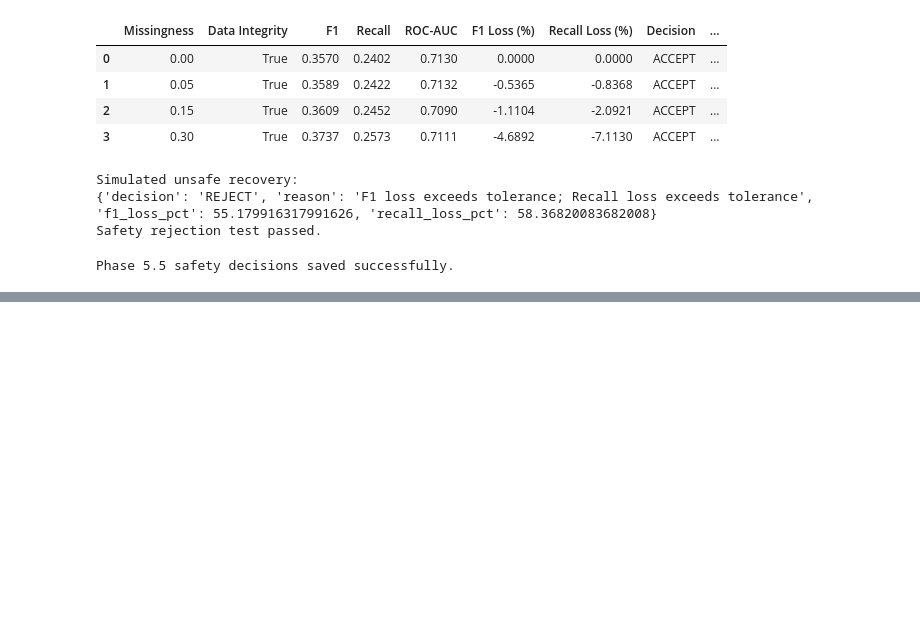
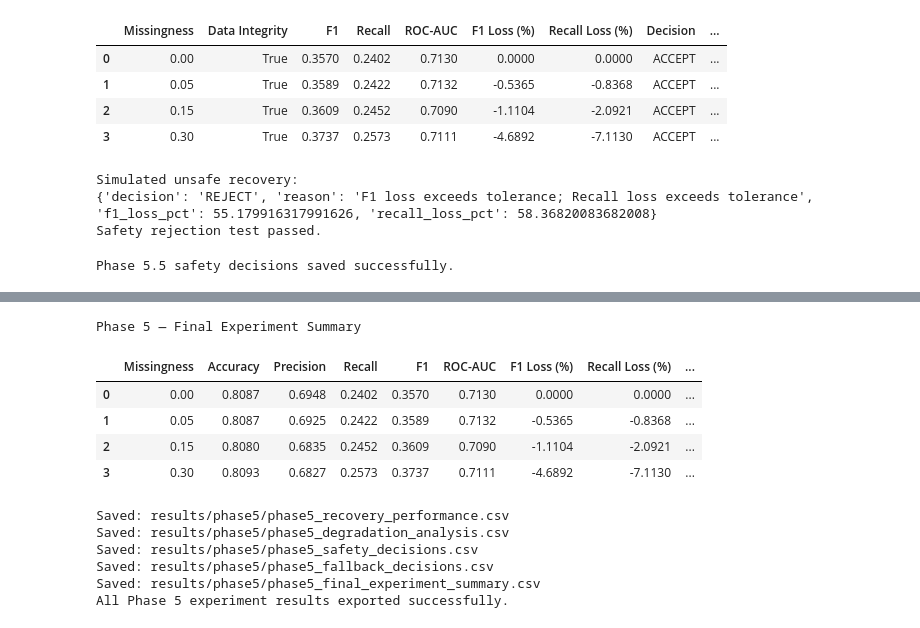
Before and after one commit to divyakapoor23/SHML, a Jupyter notebook: phase5_recovery_validation.ipynb, the cells around one changed output, grey strips where cells are left out. Saved outputs shown, nothing was run; the diff lists cells and outputs as text; code cells hidden in the pictures; blank space fills up the shorter version.

Commit message:
updated phase6

```diff
--- a/phase5_recovery_validation.ipynb
+++ b/phase5_recovery_validation.ipynb
@@ -789,0 +1138,74 @@ Phase 5.5 safety decisions saved successfully.
+# %%
+
+# Create a consolidated experiment table
+
+final_results_df = performance_df.merge(
+    safety_df[
+        [
+            "Missingness",
+            "F1 Loss (%)",
+            "Recall Loss (%)",
+            "Data Integrity",
+            "Decision"
+        ]
+    ],
+    on="Missingness",
+    validate="one_to_one"
+)
+
+final_results_df = final_results_df.merge(
+    fallback_df[
+        [
+            "Missingness",
+            "Fallback Action",
+            "Batch Blocked",
+            "Manual Review"
+        ]
+    ],
+    on="Missingness",
+    validate="one_to_one"
+)
+
+final_results_df = final_results_df.sort_values(
+    "Missingness"
+).reset_index(drop=True)
+
+print("Phase 5 — Final Experiment Summary")
+display(final_results_df.round(4))
+# %% [output]
+Phase 5 — Final Experiment Summary
+|  | Missingness | Accuracy | Precision | Recall | F1 | ROC-AUC | F1 Loss (%) | Recall Loss (%) | ... |
+| 0 | 0.00 | 0.8087 | 0.6948 | 0.2402 | 0.3570 | 0.7130 | 0.0000 | 0.0000 | ... |
+| 1 | 0.05 | 0.8087 | 0.6925 | 0.2422 | 0.3589 | 0.7132 | -0.5365 | -0.8368 | ... |
+| 2 | 0.15 | 0.8080 | 0.6835 | 0.2452 | 0.3609 | 0.7090 | -1.1104 | -2.0921 | ... |
+| 3 | 0.30 | 0.8093 | 0.6827 | 0.2573 | 0.3737 | 0.7111 | -4.6892 | -7.1130 | ... |
+# %%
+
+from pathlib import Path
+
+output_dir = Path("results/phase5")
+output_dir.mkdir(parents=True, exist_ok=True)
+
+exports = {
+    "phase5_recovery_performance.csv": performance_df,
+    "phase5_degradation_analysis.csv": degradation_df,
+    "phase5_safety_decisions.csv": safety_df,
+    "phase5_fallback_decisions.csv": fallback_df,
+    "phase5_final_experiment_summary.csv": final_results_df
+}
+
+for filename, dataframe in exports.items():
+    filepath = output_dir / filename
+    dataframe.to_csv(filepath, index=False)
+    assert filepath.exists()
+    assert filepath.stat().st_size > 0
+    print("Saved:", filepath)
+
+print("All Phase 5 experiment results exported successfully.")
+# %% [output]
+Saved: results/phase5/phase5_recovery_performance.csv
+Saved: results/phase5/phase5_degradation_analysis.csv
+Saved: results/phase5/phase5_safety_decisions.csv
+Saved: results/phase5/phase5_fallback_decisions.csv
+Saved: results/phase5/phase5_final_experiment_summary.csv
+All Phase 5 experiment results exported successfully.
```
Also changed, not shown: parts of 9 cells of this notebook, 6 other files.
